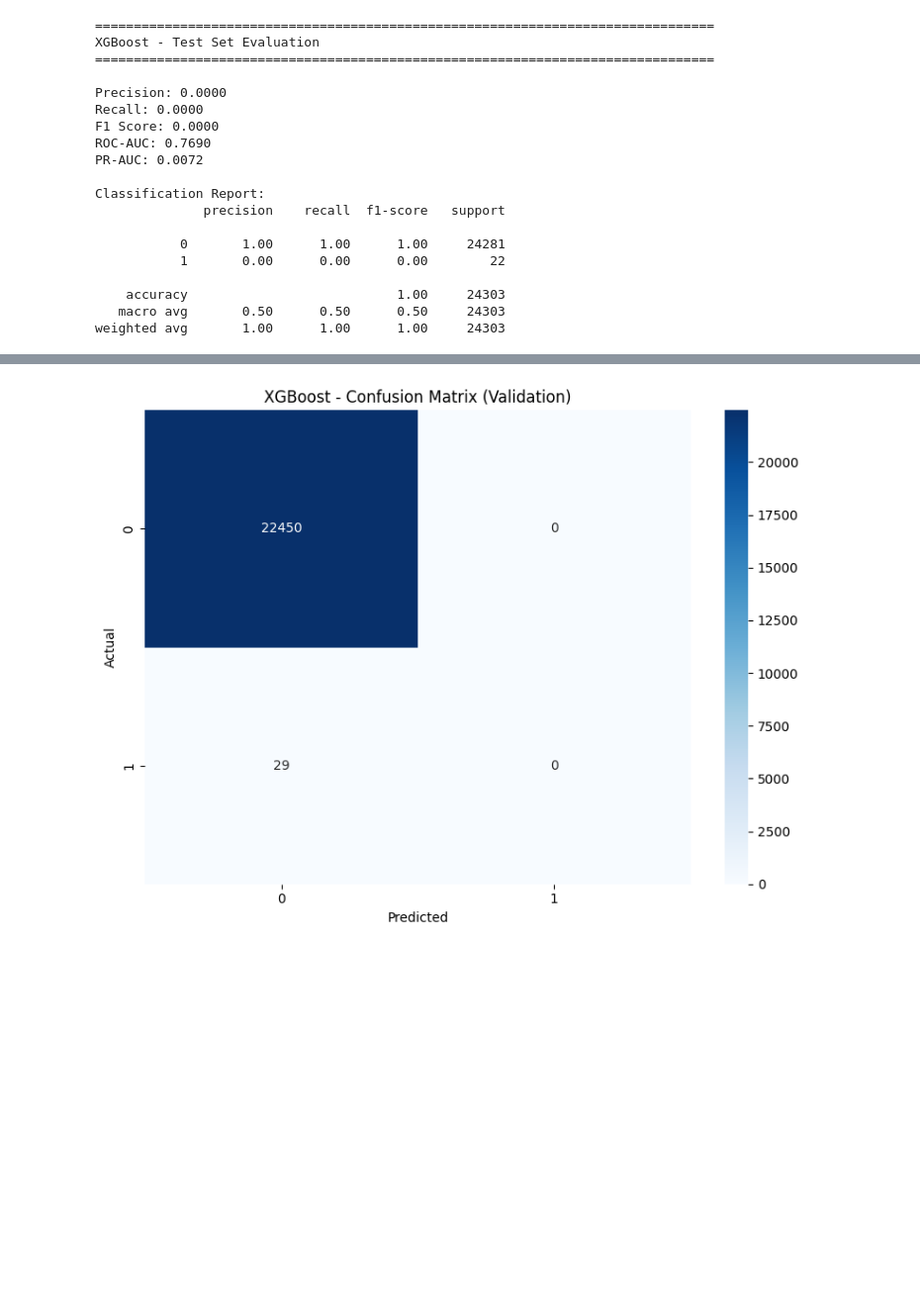
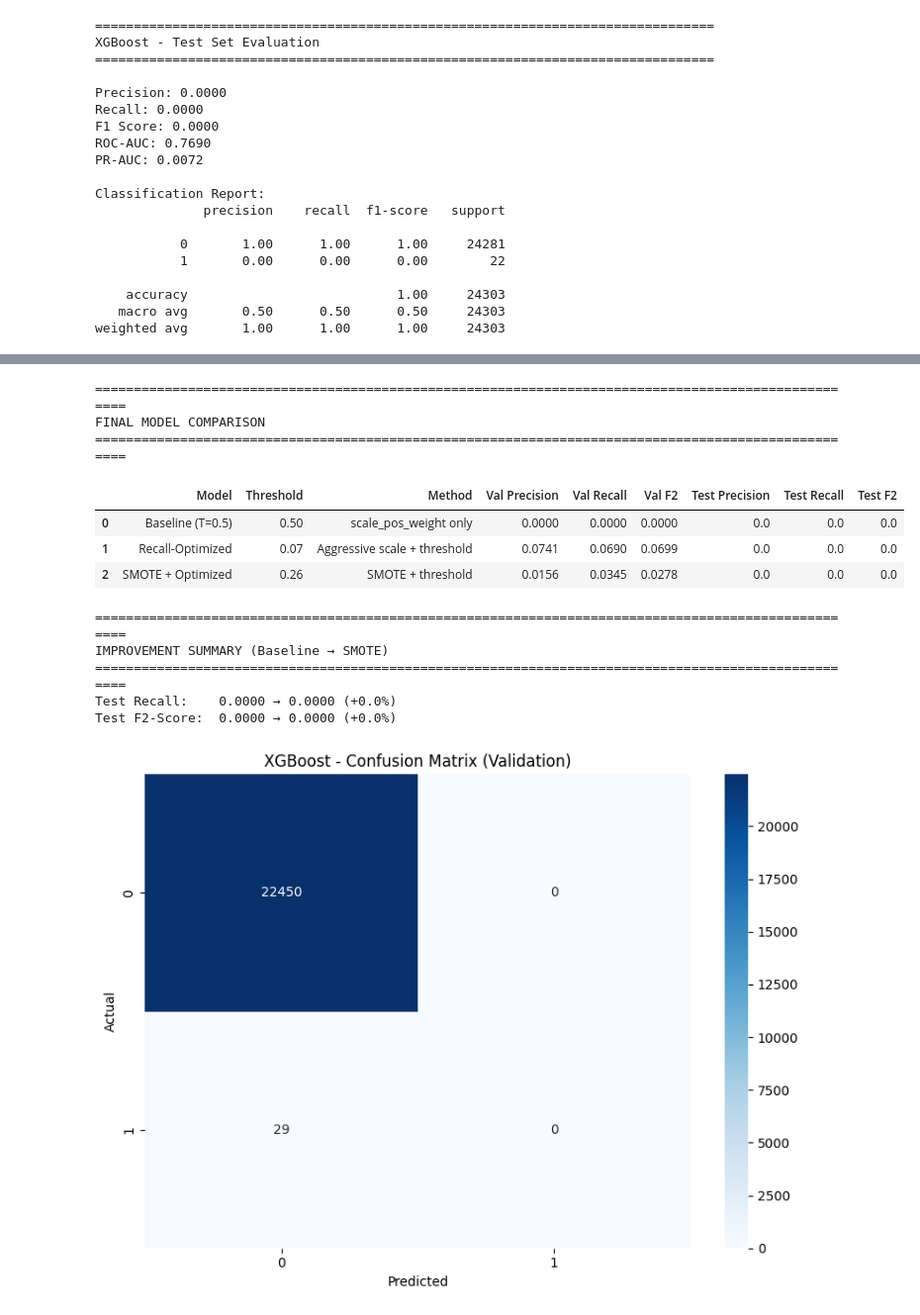
Before and after one commit to 1935138/shinhan_202510, a Jupyter notebook: notebooks/04_model_training.ipynb, the cells around one changed output, grey strips where cells are left out. Shown at 99% size. Drawn from its saved outputs; the diff is of its cells as text; code cells hidden in the pictures; blank space fills up the shorter version.

```diff
--- a/notebooks/04_model_training.ipynb
+++ b/notebooks/04_model_training.ipynb
@@ -413,3 +1064,73 @@ weighted avg       1.00      1.00      1.00     24303
+# %%
+# Final comparison: Baseline vs Recall-Optimized vs SMOTE
+final_comparison = pd.DataFrame({
+    'Model': ['Baseline (T=0.5)', 'Recall-Optimized', 'SMOTE + Optimized'],
+    'Threshold': [0.5, best_threshold, best_threshold_smote],
+    'Method': ['scale_pos_weight only', 'Aggressive scale + threshold', 'SMOTE + threshold'],
+    'Val Precision': [
+        precision_score(y_val, y_val_pred_xgb),
+        precision_score(y_val, y_val_pred_optimized),
+        precision_score(y_val, y_val_pred_smote_optimized)
+    ],
+    'Val Recall': [
+        recall_score(y_val, y_val_pred_xgb),
+        recall_score(y_val, y_val_pred_optimized),
+        recall_score(y_val, y_val_pred_smote_optimized)
+    ],
+    'Val F2': [
+        fbeta_score(y_val, y_val_pred_xgb, beta=2),
+        fbeta_score(y_val, y_val_pred_optimized, beta=2),
+        fbeta_score(y_val, y_val_pred_smote_optimized, beta=2)
+    ],
+    'Test Precision': [
+        precision_score(y_test, y_test_pred_xgb),
+        precision_score(y_test, y_test_pred_optimized),
+        precision_score(y_test, y_test_pred_smote_optimized)
+    ],
+    'Test Recall': [
+        recall_score(y_test, y_test_pred_xgb),
+        recall_score(y_test, y_test_pred_optimized),
+        recall_score(y_test, y_test_pred_smote_optimized)
+    ],
+    'Test F2': [
+        fbeta_score(y_test, y_test_pred_xgb, beta=2),
+        fbeta_score(y_test, y_test_pred_optimized, beta=2),
+        fbeta_score(y_test, y_test_pred_smote_optimized, beta=2)
+    ]
+})
+
+print("\n" + "="*100)
+print("FINAL MODEL COMPARISON")
+print("="*100)
+display(final_comparison.round(4))
+
+# Calculate improvements from baseline
+baseline_recall = final_comparison.loc[0, 'Test Recall']
+smote_recall = final_comparison.loc[2, 'Test Recall']
+recall_improvement = (smote_recall - baseline_recall) / (baseline_recall + 1e-10) * 100
+
+baseline_f2 = final_comparison.loc[0, 'Test F2']
+smote_f2 = final_comparison.loc[2, 'Test F2']
+f2_improvement = (smote_f2 - baseline_f2) / (baseline_f2 + 1e-10) * 100
+
+print("\n" + "="*100)
+print("IMPROVEMENT SUMMARY (Baseline → SMOTE)")
+print("="*100)
+print(f"Test Recall:    {baseline_recall:.4f} → {smote_recall:.4f} ({recall_improvement:+.1f}%)")
+print(f"Test F2-Score:  {baseline_f2:.4f} → {smote_f2:.4f} ({f2_improvement:+.1f}%)")
+# %% [output]
+====================================================================================================
+FINAL MODEL COMPARISON
+====================================================================================================
+|  | Model | Threshold | Method | Val Precision | Val Recall | Val F2 | Test Precision | Test Recall | Test F2 |
+| 0 | Baseline (T=0.5) | 0.50 | scale_pos_weight only | 0.0000 | 0.0000 | 0.0000 | 0.0 | 0.0 | 0.0 |
+| 1 | Recall-Optimized | 0.07 | Aggressive scale + threshold | 0.0741 | 0.0690 | 0.0699 | 0.0 | 0.0 | 0.0 |
+| 2 | SMOTE + Optimized | 0.26 | SMOTE + threshold | 0.0156 | 0.0345 | 0.0278 | 0.0 | 0.0 | 0.0 |
+====================================================================================================
+IMPROVEMENT SUMMARY (Baseline → SMOTE)
+====================================================================================================
+Test Recall:    0.0000 → 0.0000 (+0.0%)
+Test F2-Score:  0.0000 → 0.0000 (+0.0%)
 # %%
 # Confusion Matrix - Validation
 cm_val = confusion_matrix(y_val, y_val_pred_xgb)
```
Also changed, not shown: parts of 18 cells of this notebook, 2 other files.
